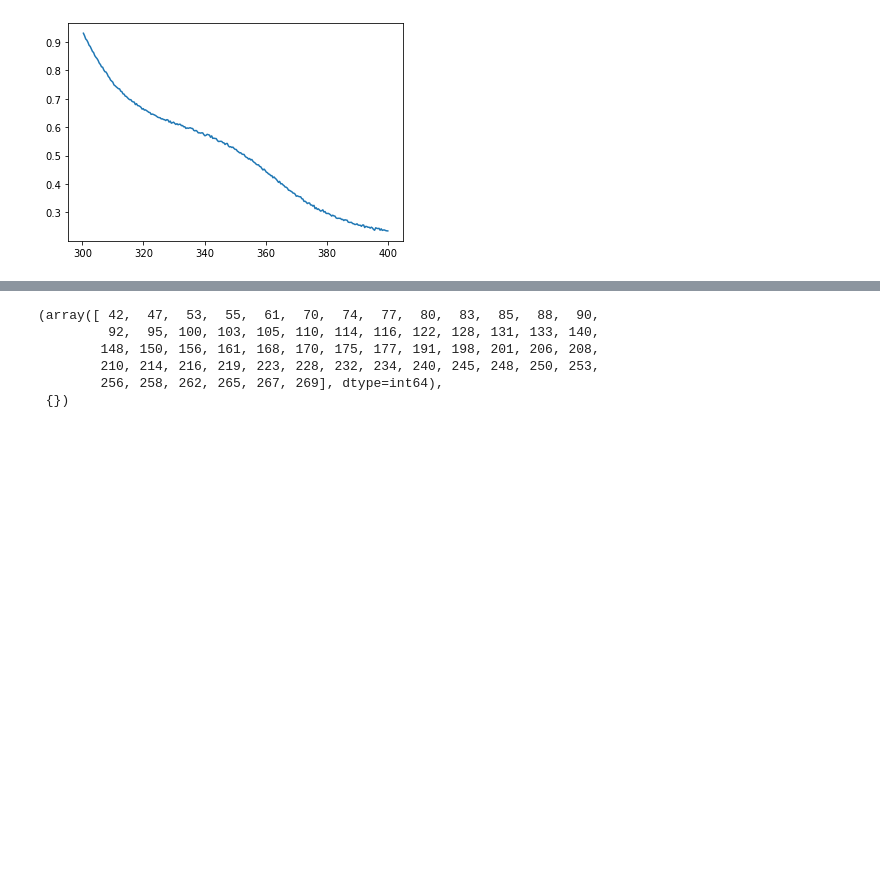
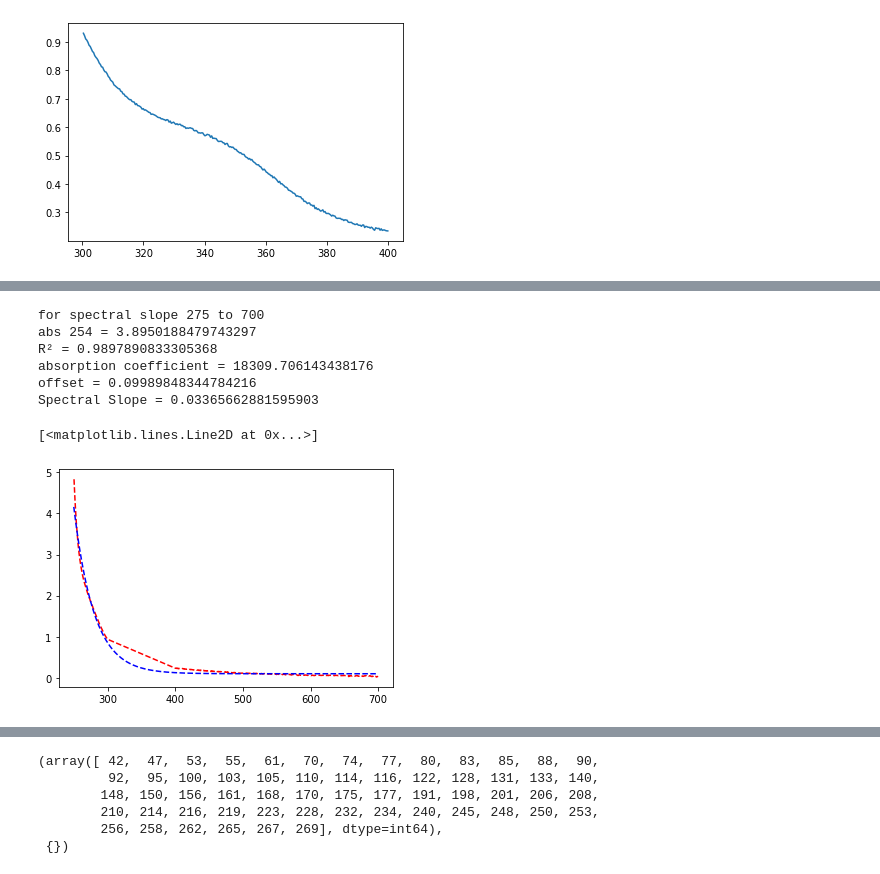
Before and after one commit to Hanna-the-explorer/NASA_Jupyter_Projects, a Jupyter notebook: DATA_Processing_codes/CDOM_DATA_PROCESS.ipynb, the cells around one changed output, grey strips where cells are left out. Drawn from its saved outputs; the diff is of its cells as text; code cells hidden in the pictures; blank space fills up the shorter version.

```diff
--- a/DATA_Processing_codes/CDOM_DATA_PROCESS.ipynb
+++ b/DATA_Processing_codes/CDOM_DATA_PROCESS.ipynb
@@ -858,3 +843,7 @@ df
 | 881.4695 | 0.260503 | 0.249649 | 1.233143 | 0.506377 | 0.956123 | 2.118005 | 0.150309 | 0.496938 | 1.200738 | 0.549794 | 0.459971 | ... |
 | 881.7600 | 0.260503 | 0.249649 | 1.233143 | 0.506377 | 0.956123 | 2.118005 | 0.150309 | 0.496938 | 1.200738 | 0.549794 | 0.459971 | ... |
 2048 rows × 19 columns
+# %%
+#EXPONENTAL REGRESSION A(g)=Ae^slope
+def exp_equation(x, a, s, b):
+    return a * np.exp(-s * x) + b
@@ -871,0 +997,36 @@ plt.plot(xdata,ydata)
+# %%
+#set some innital guesses to the curve fit
+pams = (1, .001, 0)
+
+#set the max evaluations
+maxfev = 99999999
+
+params, cv = curve_fit(exp_equation, xdata_r, ydata_r, p0=pams, maxfev = maxfev)
+a, s, b = params
+
+squaredDiffs = np.square(ydata_r - exp_equation(xdata_r, a, s, b))
+squaredDiffsFromMean = np.square(ydata_r - np.mean(ydata_r))
+rSquared = 1 - np.sum(squaredDiffs) / np.sum(squaredDiffsFromMean)
+abs_254 = exp_equation(252, a, s, b)
+print("for spectral slope 275 to 700")
+print(f"abs 254 = {abs_254}")
+print(f"R² = {rSquared}")
+print(f"absorption coefficient = {a}")
+print(f"offset = {b}")
+print(f"Spectral Slope = {s}")
+print(f"")
+
+
+#uncomment this to look at the fit
+fake_x = np.linspace(250, 700, num=1017)
+plt.plot(xdata_r, ydata_r, '--', color='red', label="data")
+plt.plot(fake_x, exp_equation(fake_x, a, s, b), '--', color='blue', label="fitted")
+# %% [output]
+for spectral slope 275 to 700
+abs 254 = 3.8950188479743297
+R² = 0.9897890833305368
+absorption coefficient = 18309.706143438176
+offset = 0.09989848344784216
+Spectral Slope = 0.03365662881595903
+[<matplotlib.lines.Line2D at 0x...>]
+[figure, added]
```
Also changed, not shown: parts of 15 cells of this notebook.
